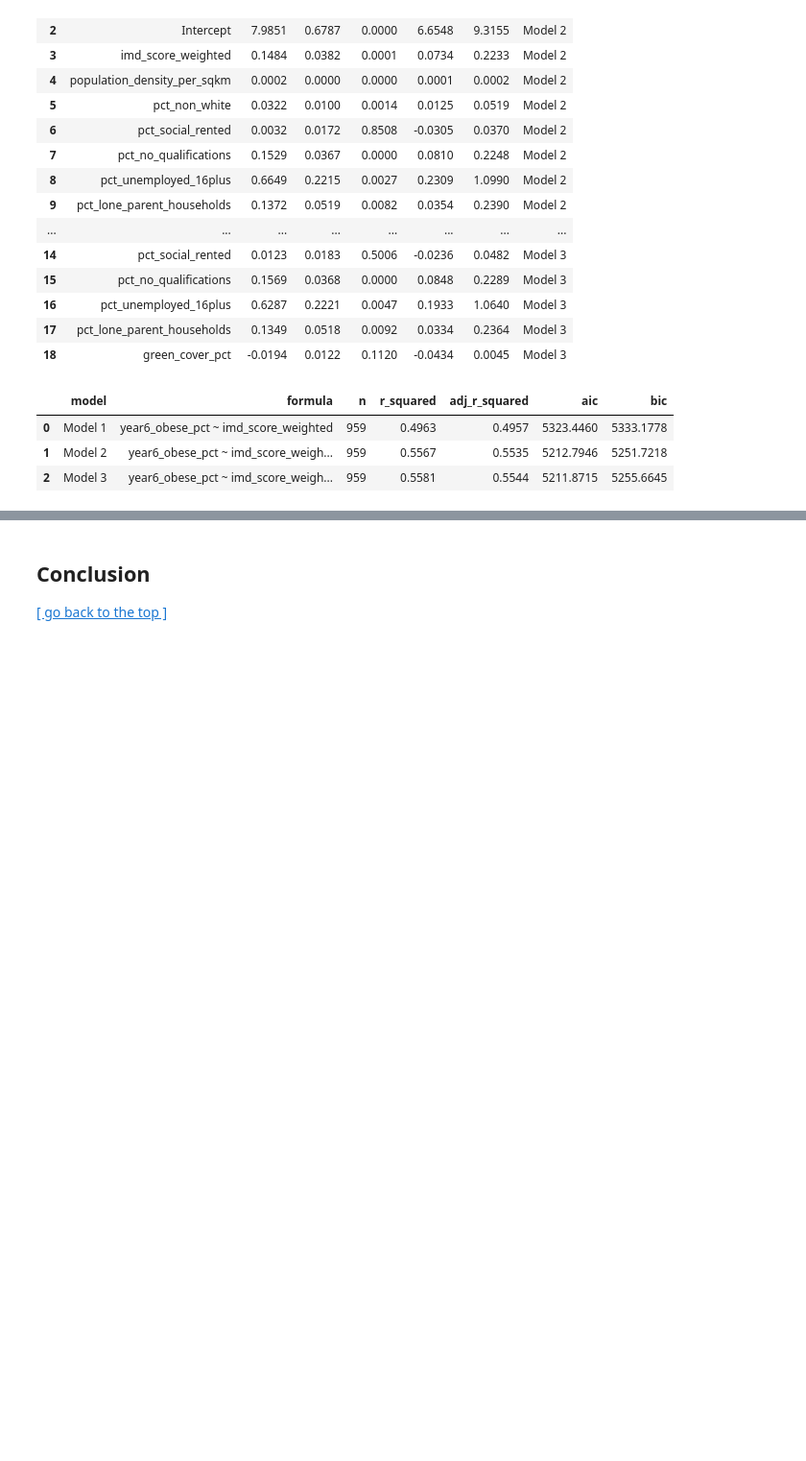
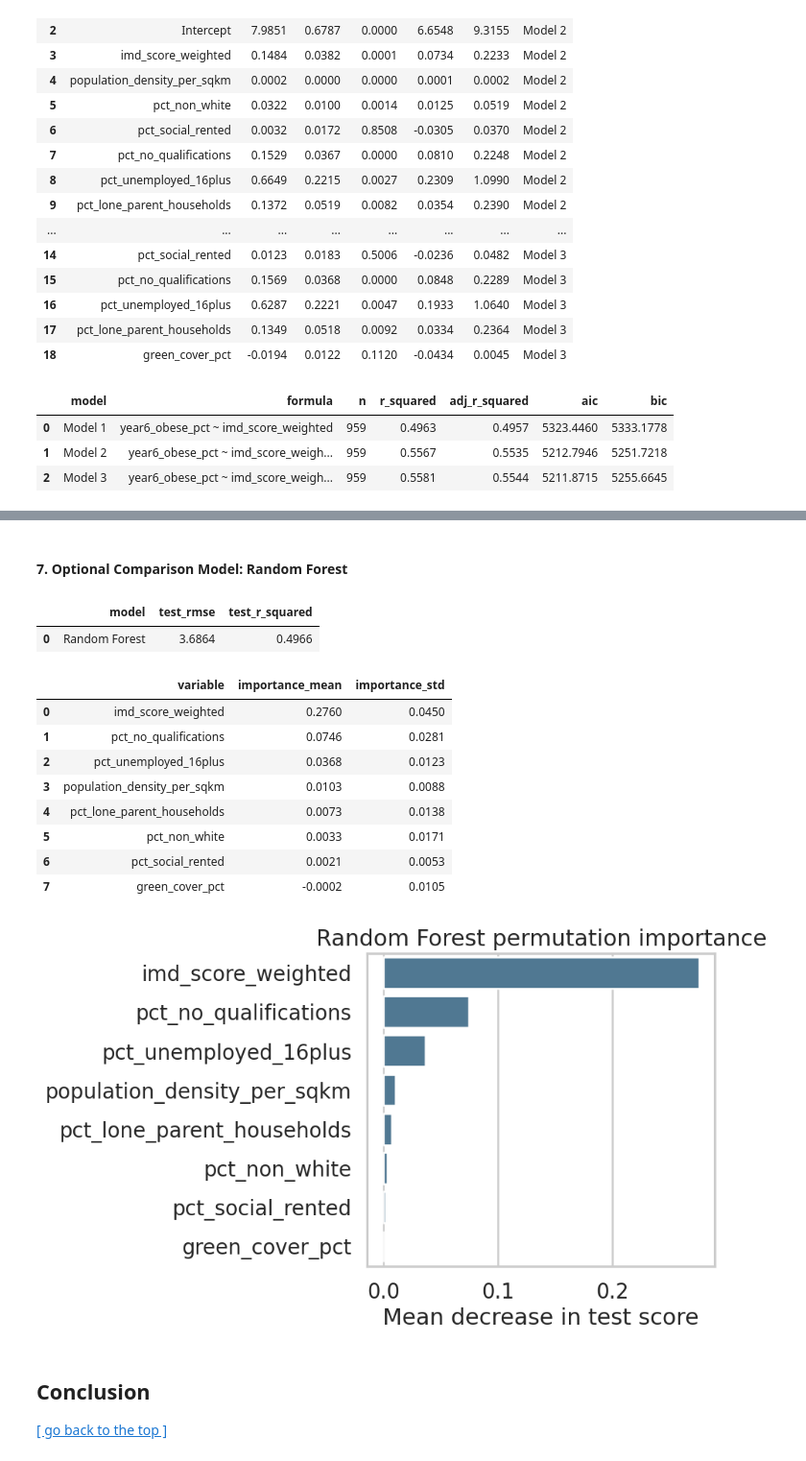
Before and after one commit to Levine-l/CASA0006_project, a Jupyter notebook: Template_submission_CASA0006.ipynb, the cells around one changed output, grey strips where cells are left out. Shown at 96% size. Cells and saved outputs as stored; diff of their text form; code cells hidden in the pictures; blank space fills up the shorter version.

```diff
--- a/Template_submission_CASA0006.ipynb
+++ b/Template_submission_CASA0006.ipynb
@@ -589,3 +732,74 @@ model_fit.to_csv(TABLE_DIR / "regression_model_fit.csv", index=False)
+# %% [markdown]
+#### 7. Optional Comparison Model: Random Forest
+# %%
+from sklearn.ensemble import RandomForestRegressor
+from sklearn.inspection import permutation_importance
+from sklearn.metrics import mean_squared_error, r2_score
+from sklearn.model_selection import train_test_split
+
+rf_vars = MODEL_1_VARS + MODEL_2_ADDITIONS + MODEL_3_ADDITIONS
+rf_data = complete_case[[OUTCOME] + rf_vars].dropna().copy()
+
+X = rf_data[rf_vars]
+y = rf_data[OUTCOME]
+
+X_train, X_test, y_train, y_test = train_test_split(X, y, test_size=0.25, random_state=42)
+
+rf = RandomForestRegressor(
+    n_estimators=500,
+    max_depth=None,
+    min_samples_leaf=3,
+    random_state=42,
+    n_jobs=-1,
+)
+rf.fit(X_train, y_train)
+
+y_pred = rf.predict(X_test)
+
+# Calculate root mean squar error
+rmse = np.sqrt(mean_squared_error(y_test, y_pred))
+
+rf_metrics = pd.DataFrame([
+    {
+        "model": "Random Forest",
+        "test_rmse": rmse,
+        "test_r_squared": r2_score(y_test, y_pred),
+    }
+]).round(4)
+display(rf_metrics)
+rf_metrics.to_csv(TABLE_DIR / "random_forest_metrics.csv", index=False)
+
+perm = permutation_importance(rf, X_test, y_test, n_repeats=25, random_state=42, n_jobs=-1)
+importance_df = pd.DataFrame({
+    "variable": X.columns,
+    "importance_mean": perm.importances_mean,
+    "importance_std": perm.importances_std,
+}).sort_values("importance_mean", ascending=False).reset_index(drop=True)
+
+display(importance_df.round(4))
+importance_df.to_csv(TABLE_DIR / "random_forest_permutation_importance.csv", index=False)
+
+fig, ax = plt.subplots(figsize=(8, 5))
+sns.barplot(data=importance_df, y="variable", x="importance_mean", color="#457b9d", ax=ax)
+ax.set_title("Random Forest permutation importance")
+ax.set_xlabel("Mean decrease in test score")
+ax.set_ylabel("")
+fig.tight_layout()
+fig.savefig(FIG_DIR / "random_forest_permutation_importance.png", bbox_inches="tight")
+plt.show()
+# %% [output]
+|  | model | test_rmse | test_r_squared |
+| 0 | Random Forest | 3.6864 | 0.4966 |
+|  | variable | importance_mean | importance_std |
+| 0 | imd_score_weighted | 0.2760 | 0.0450 |
+| 1 | pct_no_qualifications | 0.0746 | 0.0281 |
+| 2 | pct_unemployed_16plus | 0.0368 | 0.0123 |
+| 3 | population_density_per_sqkm | 0.0103 | 0.0088 |
+| 4 | pct_lone_parent_households | 0.0073 | 0.0138 |
+| 5 | pct_non_white | 0.0033 | 0.0171 |
+| 6 | pct_social_rented | 0.0021 | 0.0053 |
+| 7 | green_cover_pct | -0.0002 | 0.0105 |
+[figure, added]
 # %% [markdown]
 ## Conclusion
 
```
Also changed, not shown: parts of 12 cells of this notebook.
